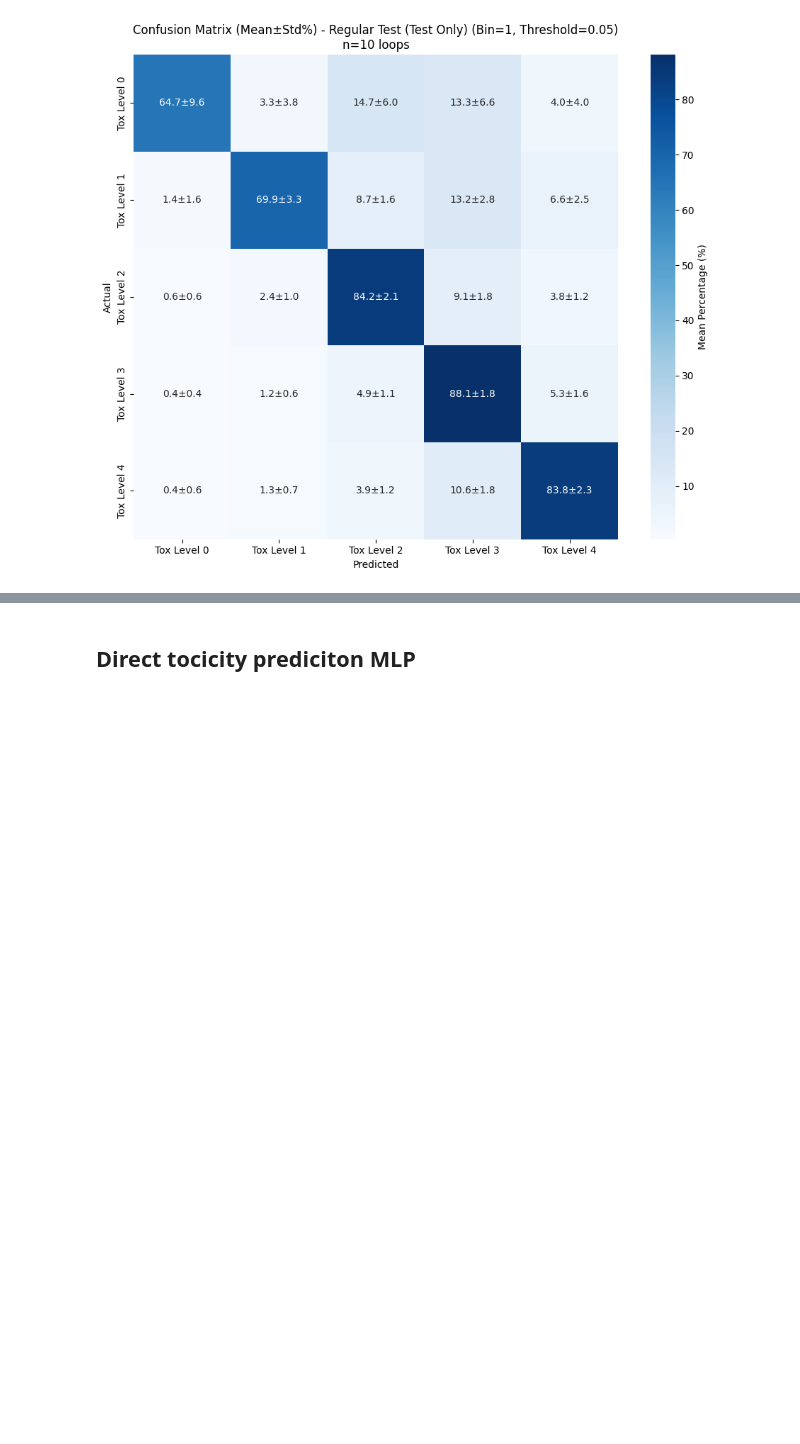
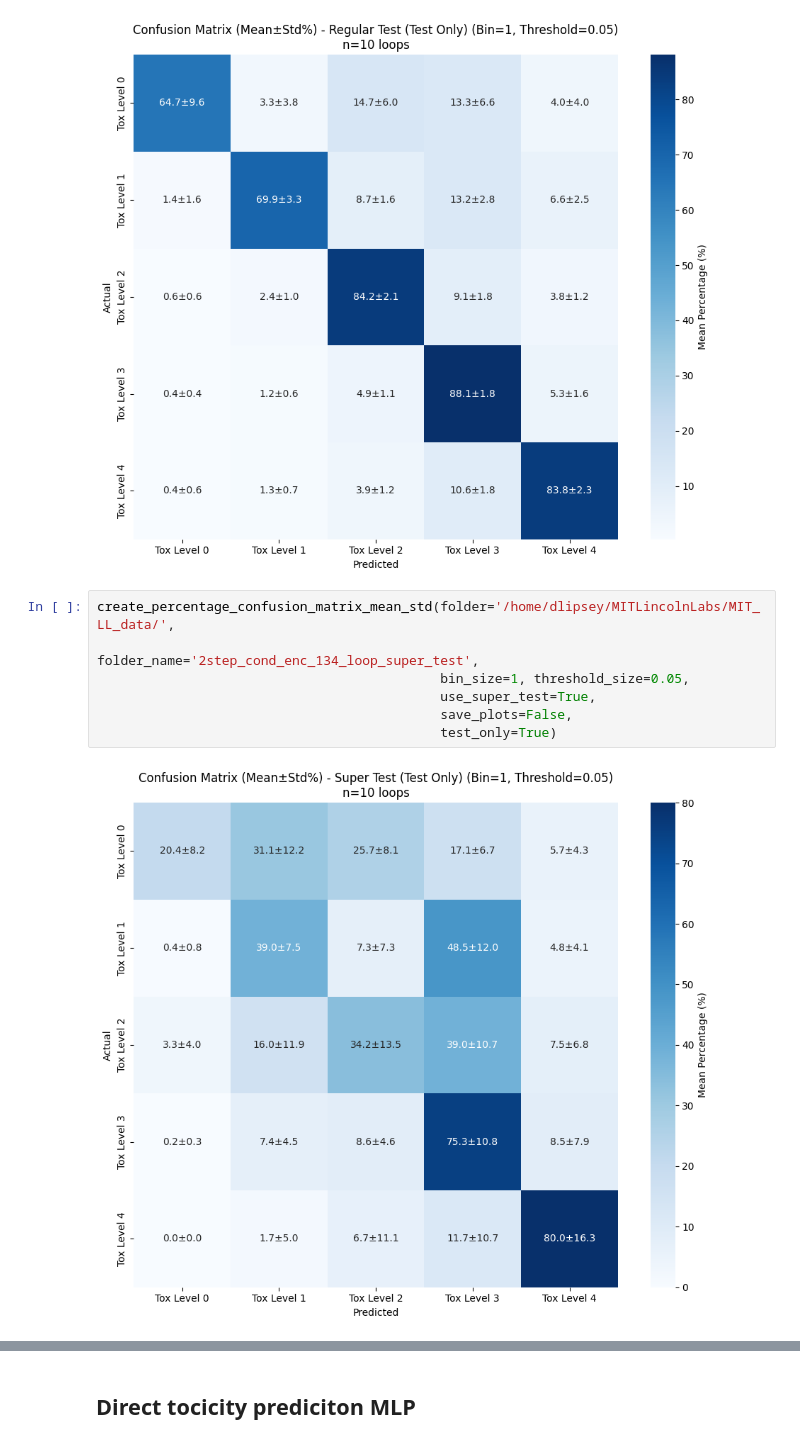
Before and after one commit to DashLLipsey/PREDICT-MIT-LL, a Jupyter notebook: Notebooks/2_step_model_confusion_and_heatmaps.ipynb, the cells around one changed output, grey strips where cells are left out. Drawn from its saved outputs; the diff is of its cells as text; blank space fills up the shorter version.

```diff
--- a/Notebooks/2_step_model_confusion_and_heatmaps.ipynb
+++ b/Notebooks/2_step_model_confusion_and_heatmaps.ipynb
@@ -2105,3 +2105,12 @@ create_percentage_confusion_matrix_mean_std(folder='/home/dlipsey/MITLincolnLabs
                                             test_only=True)
 # %% [output]
 [figure]
+# %%
+create_percentage_confusion_matrix_mean_std(folder='/home/dlipsey/MITLincolnLabs/MIT_LL_data/',
+                                            folder_name='2step_cond_enc_134_loop_super_test',
+                                            bin_size=1, threshold_size=0.05,
+                                            use_super_test=True,
+                                            save_plots=False,
+                                            test_only=True)
+# %% [output]
+[figure, added]
```
Also changed, not shown: parts of 4 cells of this notebook.
